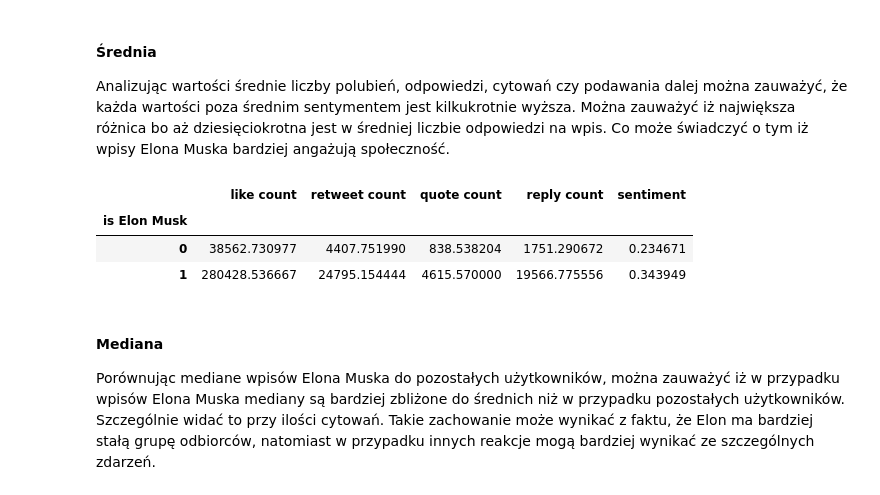
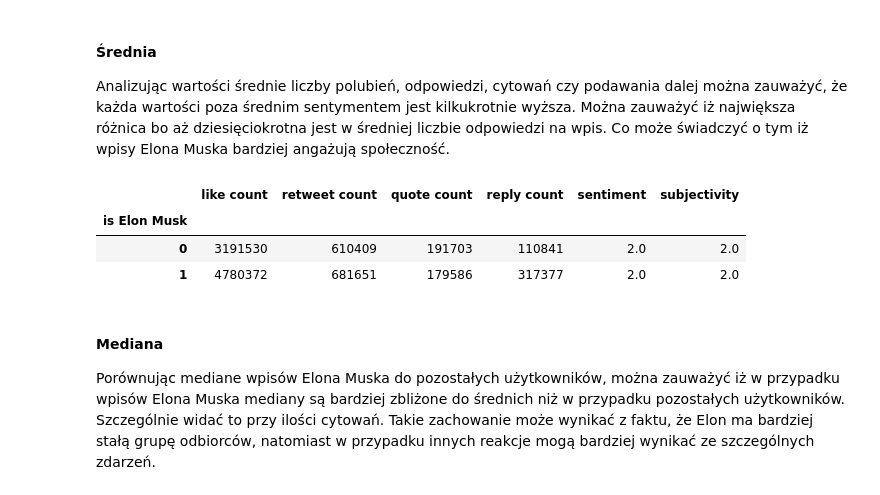
Before and after one commit to Wiktor-99/MAED, a Jupyter notebook: elon_musk_tweet_classification.ipynb, the cells around one changed output. Drawn from its saved outputs; the diff is of its cells as text; code cells hidden in the pictures.

```diff
--- a/elon_musk_tweet_classification.ipynb
+++ b/elon_musk_tweet_classification.ipynb
@@ -219,13 +217,13 @@ każda wartości poza średnim sentymentem jest kilkukrotnie wyższa. Można zau
 aż dziesięciokrotna jest w średniej liczbie odpowiedzi na wpis. Co może świadczyć o tym iż wpisy Elona Muska bardziej
 angażują społeczność.
 # %%
-numeric_columns = ["like count","retweet count", 'quote count', 'reply count', 'sentiment']
-data_frame.groupby(by='is Elon Musk')[numeric_columns].mean()
+numeric_columns = ["like count","retweet count", 'quote count', 'reply count', 'sentiment', 'subjectivity']
+data_frame.groupby(by='is Elon Musk')[numeric_columns].max()
 # %% [output]
-|  | like count | retweet count | quote count | reply count | sentiment |
-| is Elon Musk |  |  |  |  |  |
-| 0 | 38562.730977 | 4407.751990 | 838.538204 | 1751.290672 | 0.234671 |
-| 1 | 280428.536667 | 24795.154444 | 4615.570000 | 19566.775556 | 0.343949 |
+|  | like count | retweet count | quote count | reply count | sentiment | subjectivity |
+| is Elon Musk |  |  |  |  |  |  |
+| 0 | 3191530 | 610409 | 191703 | 110841 | 2.0 | 2.0 |
+| 1 | 4780372 | 681651 | 179586 | 317377 | 2.0 | 2.0 |
 # %% [markdown]
 #### Mediana
 
```
Also changed, not shown: parts of 34 cells of this notebook, 1 other file.
